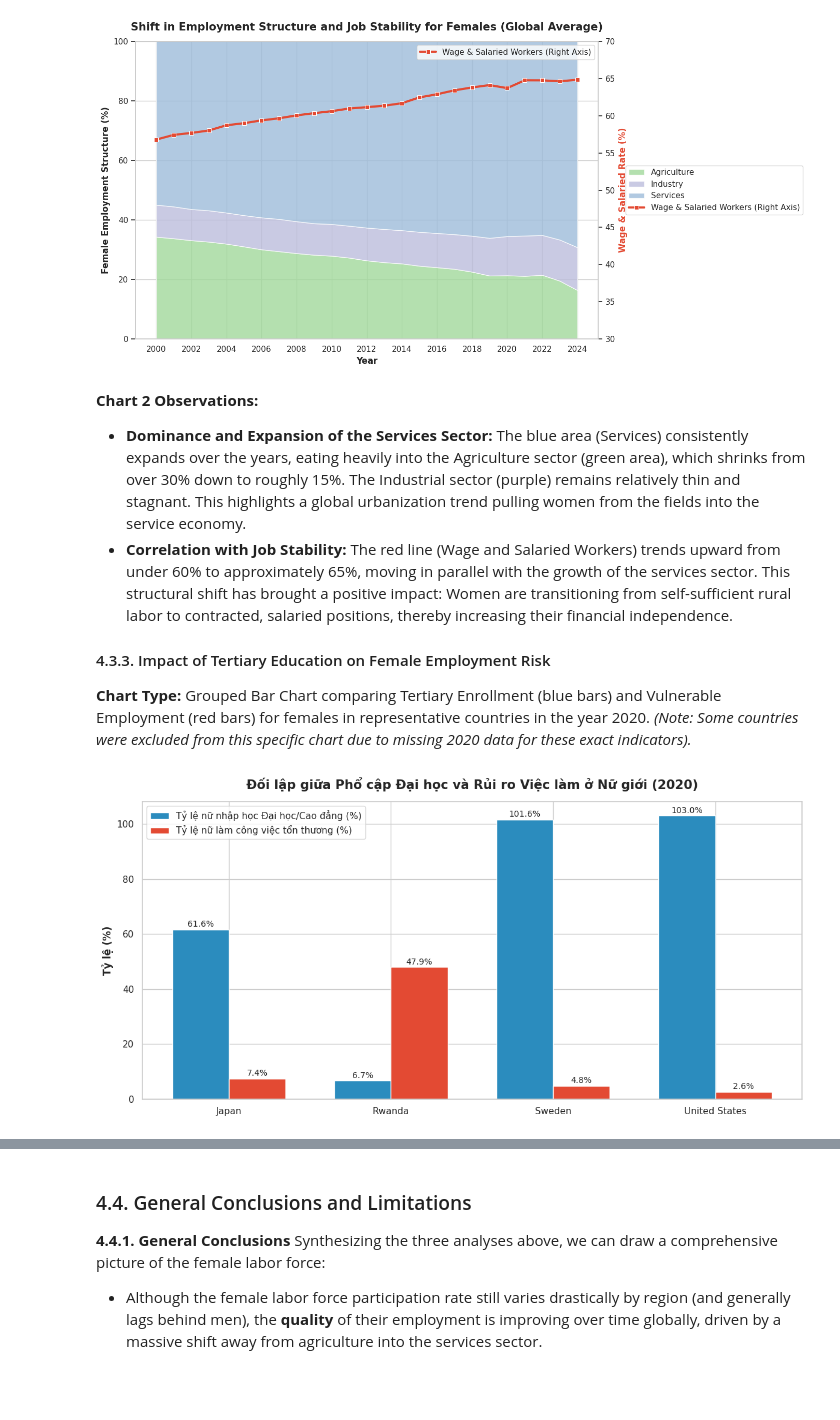
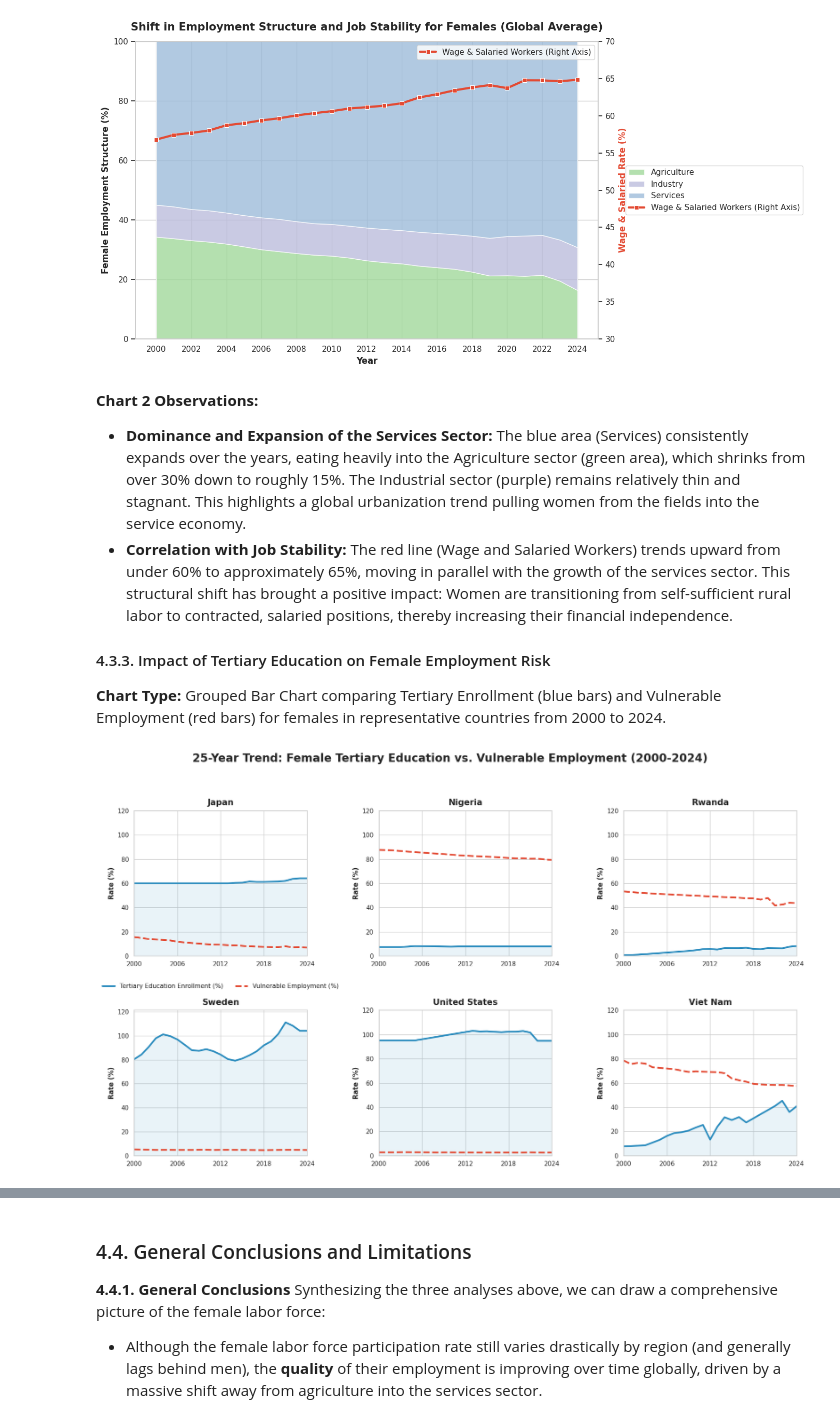
Before and after one commit to n3sfan/DataVis-Lab2, a Jupyter notebook: Notebook/Cau4.ipynb, the cells around one changed output, grey strips where cells are left out. Cells and saved outputs as stored; diff of their text form; code cells hidden in the pictures; blank space fills up the shorter version.

```diff
--- a/Notebook/Cau4.ipynb
+++ b/Notebook/Cau4.ipynb
@@ -182,46 +182,66 @@ plt.show()
 
 #### 4.3.3. Impact of Tertiary Education on Female Employment Risk
 
-**Chart Type:** Grouped Bar Chart comparing Tertiary Enrollment (blue bars) and Vulnerable Employment (red bars) for females in representative countries in the year 2020. *(Note: Some countries were excluded from this specific chart due to missing 2020 data for these exact indicators).*
+**Chart Type:** Grouped Bar Chart comparing Tertiary Enrollment (blue bars) and Vulnerable Employment (red bars) for females in representative countries from 2000 to 2024.
 # %%
-TARGET_YEAR = 2020
-edu_vuln_df = labor_long[(labor_long['Year'] == TARGET_YEAR) &
-                         (labor_long['Series Code'].isin(['SE.TER.ENRR.FE', 'SL.EMP.VULN.FE.ZS']))].copy()
+INDICATORS = {
+    'SE.TER.ENRR.FE': 'Tertiary_Edu',
+    'SL.EMP.VULN.FE.ZS': 'Vulnerable_Emp'
+}
 
-# Pivot data
-pivot_edu_vuln = edu_vuln_df.pivot(index=['Country Name', 'Country Code'],
-                                   columns='Series Code', values='Value').reset_index()
+edu_vuln_df = labor_long[labor_long['Series Code'].isin(INDICATORS.keys())].copy()
 
-rename_dict = {}
-if 'SE.TER.ENRR.FE' in pivot_edu_vuln.columns:
-    rename_dict['SE.TER.ENRR.FE'] = 'Tertiary_Edu'
-if 'SL.EMP.VULN.FE.ZS' in pivot_edu_vuln.columns:
-    rename_dict['SL.EMP.VULN.FE.ZS'] = 'Vulnerable_Emp'
-pivot_edu_vuln.rename(columns=rename_dict, inplace=True)
+# Xóa trùng lặp
+edu_vuln_df = edu_vuln_df.drop_duplicates(subset=['Country Name', 'Country Code', 'Series Code', 'Year'])
 
-pivot_edu_vuln = pivot_edu_vuln.dropna()
+# =================================================================
+# DÒNG CODE THẦN THÁNH: FILL DATA BỊ THIẾU BẰNG NỘI SUY TOÁN HỌC
+edu_vuln_df['Value'] = edu_vuln_df.groupby(['Country Name', 'Series Code'])['Value'].transform(lambda x: x.interpolate(method='linear', limit_direction='both'))
+# =================================================================
 
-plt.figure(figsize=(12, 6))
+# Pivot data theo Năm (2000 - 2024)
+pivot_trend = edu_vuln_df.pivot_table(index=['Country Name', 'Year'],
+                                      columns='Series Code',
+                                      values='Value', aggfunc='mean').reset_index()
 
-x = np.arange(len(pivot_edu_vuln['Country Name']))
-width = 0.35
+pivot_trend.rename(columns=INDICATORS, inplace=True)
+pivot_trend = pivot_trend.dropna(subset=['Tertiary_Edu', 'Vulnerable_Emp'])
 
-plt.bar(x - width/2, pivot_edu_vuln['Tertiary_Edu'], width, label='Tỷ lệ nữ nhập học Đại học/Cao đẳng (%)', color='#2b8cbe')
-plt.bar(x + width/2, pivot_edu_vuln['Vulnerable_Emp'], width, label='Tỷ lệ nữ làm công việc tổn thương (%)', color='#e34a33')
+# 2. Vẽ Lưới 6 Subplots
+countries = pivot_trend['Country Name'].unique()
+fig, axes = plt.subplots(2, 3, figsize=(18, 10))
+fig.suptitle('25-Year Trend: Female Tertiary Education vs. Vulnerable Employment (2000-2024)',
+             fontsize=20, fontweight='bold', y=1.05)
+axes = axes.flatten()
 
+color_edu = '#2b8cbe'  # Xanh dương: Đại học
+color_vuln = '#e34a33' # Đỏ: Việc làm tổn thương
 
-plt.title('Đối lập giữa Phổ cập Đại học và Rủi ro Việc làm ở Nữ giới (2020)', fontsize=15, fontweight='bold', pad=15)
-plt.ylabel('Tỷ lệ (%)', fontsize=12, fontweight='bold')
-plt.xticks(x, pivot_edu_vuln['Country Name'], fontsize=11)
-plt.legend(fontsize=11)
+for i, country in enumerate(countries):
+    ax = axes[i]
+    country_data = pivot_trend[pivot_trend['Country Name'] == country].sort_values('Year')
 
-for i in x:
-    plt.text(i - width/2, pivot_edu_vuln['Tertiary_Edu'].iloc[i] + 1, f"{pivot_edu_vuln['Tertiary_Edu'].iloc[i]:.1f}%", ha='center', fontsize=10)
-    plt.text(i + width/2, pivot_edu_vuln['Vulnerable_Emp'].iloc[i] + 1, f"{pivot_edu_vuln['Vulnerable_Emp'].iloc[i]:.1f}%", ha='center', fontsize=10)
+    # Vẽ đường Giáo dục Đại học
+    line1, = ax.plot(country_data['Year'], country_data['Tertiary_Edu'],
+                     color=color_edu, linewidth=3, label='Tertiary Education Enrollment (%)')
+    ax.fill_between(country_data['Year'], country_data['Tertiary_Edu'], color=color_edu, alpha=0.1)
+
+    # Vẽ đường Việc làm dễ tổn thương
+    line2, = ax.plot(country_data['Year'], country_data['Vulnerable_Emp'],
+                     color=color_vuln, linewidth=3, linestyle='--', label='Vulnerable Employment (%)')
+
+    ax.set_title(country, fontsize=15, fontweight='bold', pad=10)
+    ax.set_ylabel('Rate (%)', fontweight='bold')
+    ax.set_ylim(0, max(120, country_data['Tertiary_Edu'].max() + 10)) # Trục Y chung từ 0 đến max
+    ax.set_xlim(2000, 2024)
+    ax.set_xticks([2000, 2006, 2012, 2018, 2024])
+
+    if i == 0:
+        ax.legend(handles=[line1, line2], loc='upper center', bbox_to_anchor=(0.5, -0.15), ncol=2, frameon=False)
 
 plt.tight_layout()
 plt.show()
 # %% [output]
-[figure, old version]
+[figure, new version]
 # %% [markdown]
 **Chart 3 Observations:**
```
Also changed, not shown: parts of 3 cells of this notebook, 2 other files.
